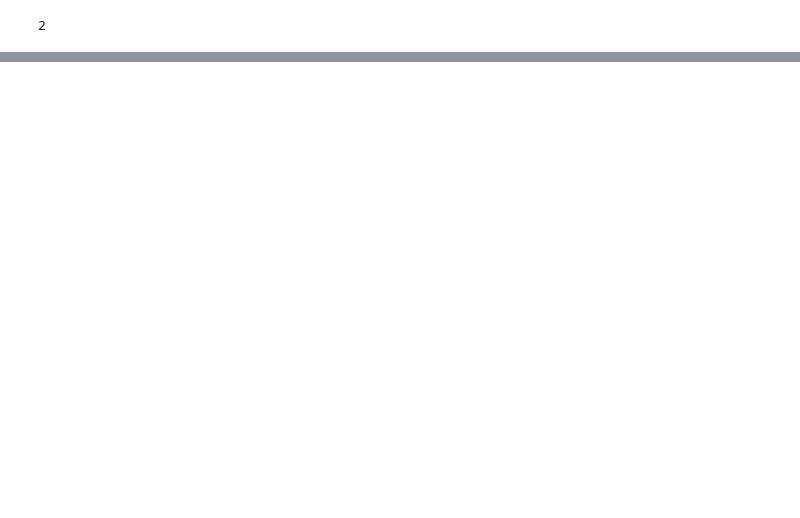
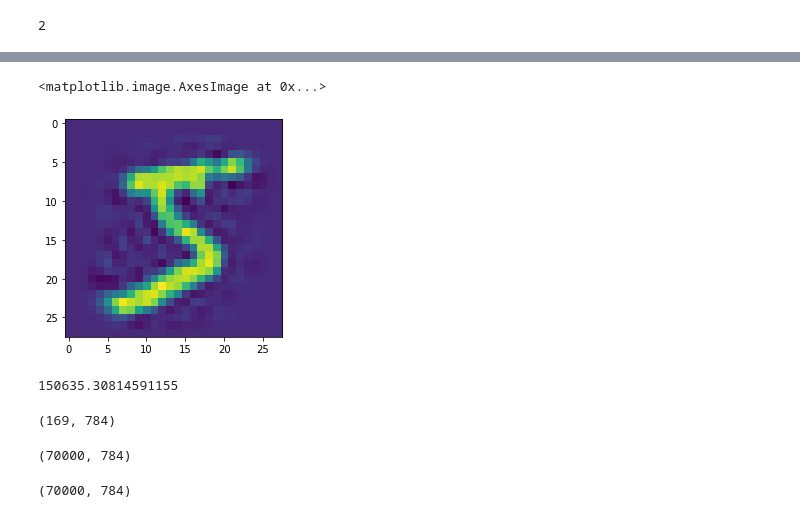
Before and after one commit to Pasindu19970808/Hands-on-Machine-Learning-Textbook-Exercises, a Jupyter notebook: Dimensionality Reduction/Dimensionality Reduction.ipynb, the cells around one changed output, grey strips where cells are left out. Cells and saved outputs as stored; diff of their text form; code cells hidden in the pictures; blank space fills up the shorter version.

```diff
--- a/Dimensionality Reduction/Dimensionality Reduction.ipynb
+++ b/Dimensionality Reduction/Dimensionality Reduction.ipynb
@@ -341,0 +360,4 @@ np.where(np.cumsum(s/s.sum())>0.9)[0][0] + 1
+# %%
+pca_final = PCA(n_components=169)
+X_compressed = pca_final.fit_transform(X)
+X_compressed.shape
@@ -341,0 +366,6 @@ np.where(np.cumsum(s/s.sum())>0.9)[0][0] + 1
+# %%
+X_recovered = pca_final.inverse_transform(X_compressed)
+X_recovered.shape
+#import matplotlib.pyplot as plt
+#X_compressed_reshaped = X_compressed[5].reshape(13,13)
+#plt.imshow(X_compressed_reshaped)
@@ -341,0 +379,23 @@ np.where(np.cumsum(s/s.sum())>0.9)[0][0] + 1
+# %%
+plt.imshow(X_recovered[0].reshape(28,28))
+# %% [output]
+<matplotlib.image.AxesImage at 0x...>
+[figure, added]
+# %%
+#np.sum(np.mean(np.square(X - X_recovered),axis = 1))
+np.mean(np.sum(np.square(X_recovered - X),axis = 1))
+# %% [output]
+150635.30814591155
+# %%
+pca_final.components_.shape
+# %% [output]
+(169, 784)
+# %%
+X.shape
+# %% [output]
+(70000, 784)
+# %%
+X_test = np.dot(X_compressed,pca_final.components_)
+X_test.shape
+# %% [output]
+(70000, 784)
```
Also changed, not shown: parts of 42 cells of this notebook.
